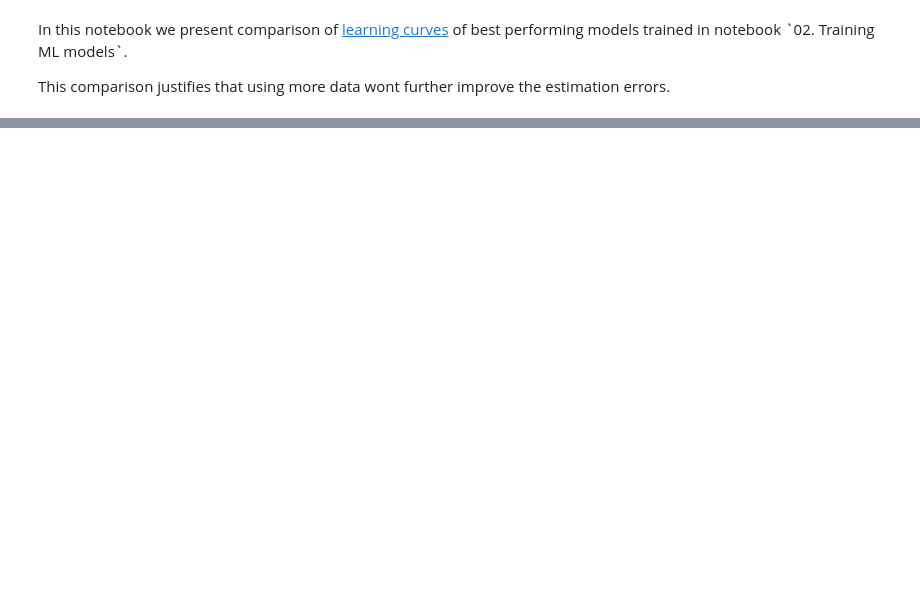
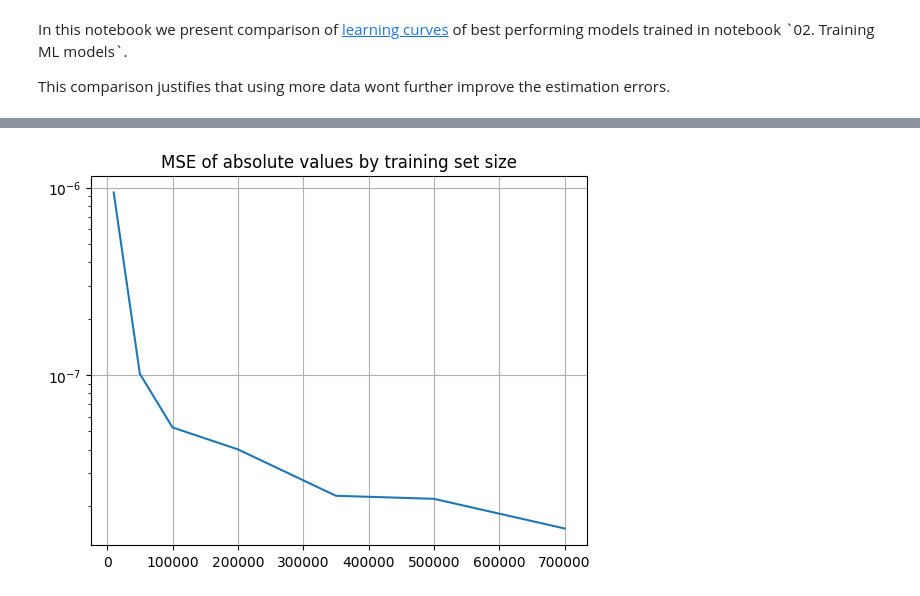
Before and after one commit to tpawlowski/qsp_emulation, a Jupyter notebook: notebooks/04. ML Models learning-curves.ipynb, the cells around one changed output, grey strips where cells are left out. Cells and saved outputs as stored; diff of their text form; code cells hidden in the pictures; blank space fills up the shorter version.

```diff
--- a/notebooks/04. ML Models learning-curves.ipynb
+++ b/notebooks/04. ML Models learning-curves.ipynb
@@ -166,0 +251,10 @@ for study_name, model_builder in [
+# %%
+import matplotlib.pyplot as plt
+
+plt.title("MSE of absolute values by training set size")
+plt.yscale('log')
+plt.grid()
+plt.plot(PREFIX_SIZES, asolute_errors)
+plt.show()
+# %% [output]
+[figure, added]
```
Also changed, not shown: parts of 6 cells of this notebook, 24 other files.
